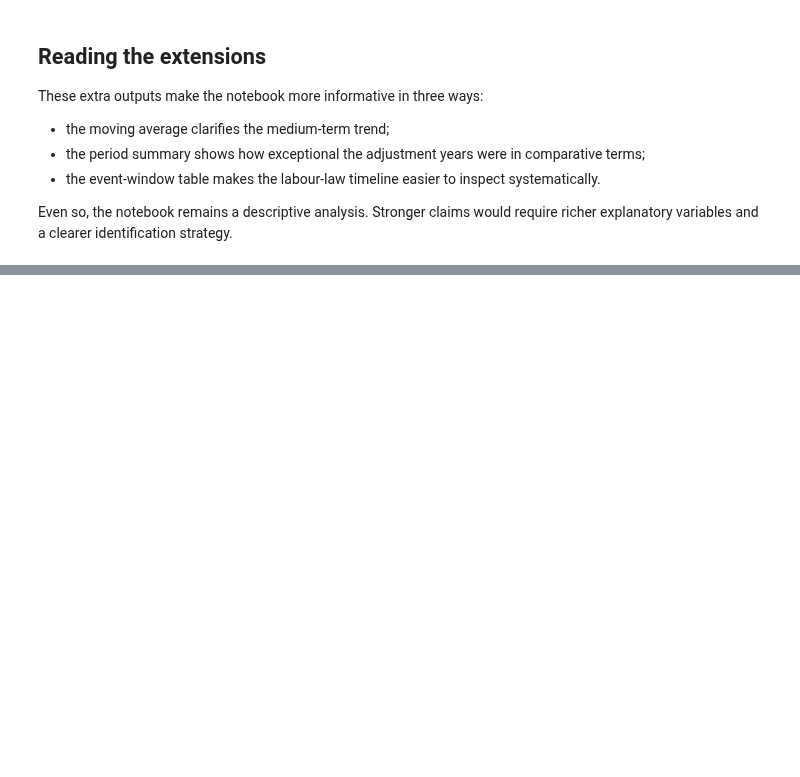
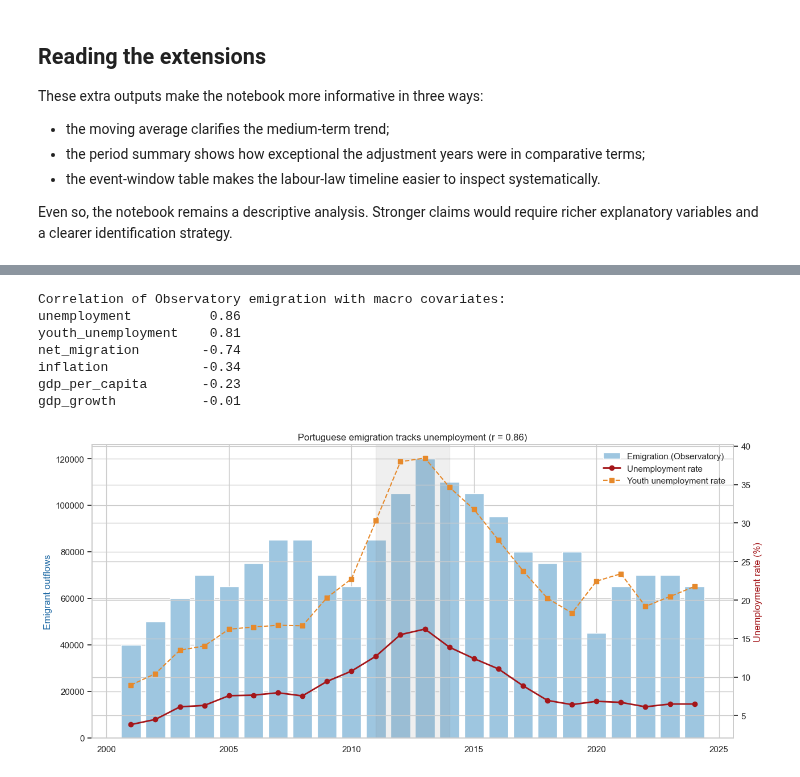
Before and after one commit to DiogoRibeiro7/ds-projects-portfolio, a Jupyter notebook: projects/portuguese_emigration_crises_labour_law/portuguese_emigration_crises_labour_law.ipynb, the cells around one changed output, grey strips where cells are left out. Cells and saved outputs as stored; diff of their text form; code cells hidden in the pictures; blank space fills up the shorter version.

```diff
--- a/projects/portuguese_emigration_crises_labour_law/portuguese_emigration_crises_labour_law.ipynb
+++ b/projects/portuguese_emigration_crises_labour_law/portuguese_emigration_crises_labour_law.ipynb
@@ -791,0 +888,32 @@ Those additions would move the notebook closer to an explanatory research design
+# %%
+corr = (macro.drop(columns=["year"]).corr()["oem_estimate"]
+        .drop("oem_estimate").sort_values(key=lambda s: s.abs(), ascending=False))
+print("Correlation of Observatory emigration with macro covariates:")
+print(corr.round(3).to_string())
+
+fig, ax1 = plt.subplots(figsize=(13, 6))
+ax1.bar(macro["year"], macro["oem_estimate"], color="#9ec6e0", label="Emigration (Observatory)")
+ax1.set_ylabel("Emigrant outflows", color="#1f6aa5")
+ax2 = ax1.twinx()
+ax2.plot(macro["year"], macro["unemployment"], color="#A4161A", marker="o", lw=2,
+         label="Unemployment rate")
+ax2.plot(macro["year"], macro["youth_unemployment"], color="#E6892B", marker="s", lw=1.5,
+         ls="--", label="Youth unemployment rate")
+ax2.set_ylabel("Unemployment rate (%)", color="#A4161A")
+ax1.axvspan(INTERVENTION_YEAR, 2014, color="grey", alpha=0.12)
+ax1.set_title(f"Portuguese emigration tracks unemployment "
+              f"(r = {corr['unemployment']:.2f})")
+h1, l1 = ax1.get_legend_handles_labels(); h2, l2 = ax2.get_legend_handles_labels()
+ax1.legend(h1 + h2, l1 + l2, loc="upper right", frameon=False)
+plt.tight_layout()
+fig.savefig("outputs/figures/emigration_vs_unemployment.png", dpi=150, bbox_inches="tight")
+plt.show()
+# %% [output]
+Correlation of Observatory emigration with macro covariates:
+unemployment          0.86
+youth_unemployment    0.81
+net_migration        -0.74
+inflation            -0.34
+gdp_per_capita       -0.23
+gdp_growth           -0.01
+[figure, added]
```
Also changed, not shown: parts of 18 cells of this notebook, 2 other files.
